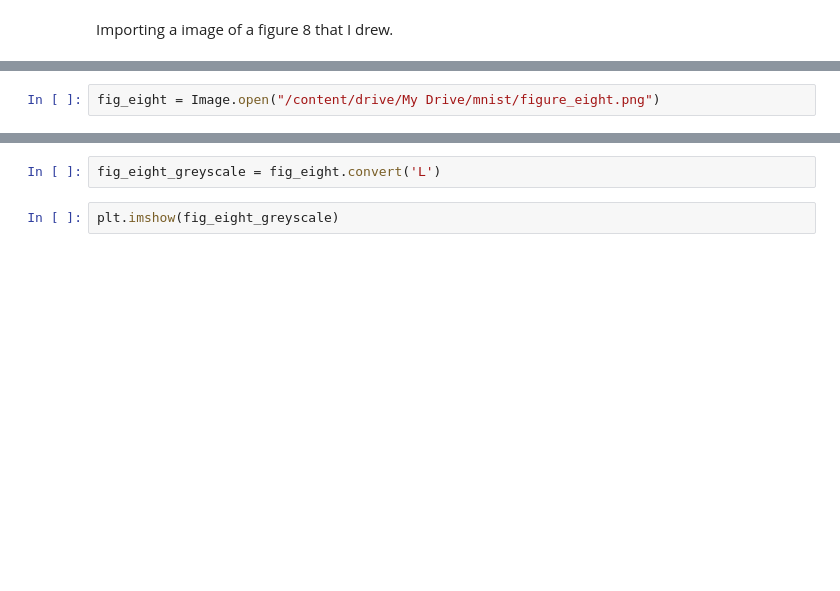
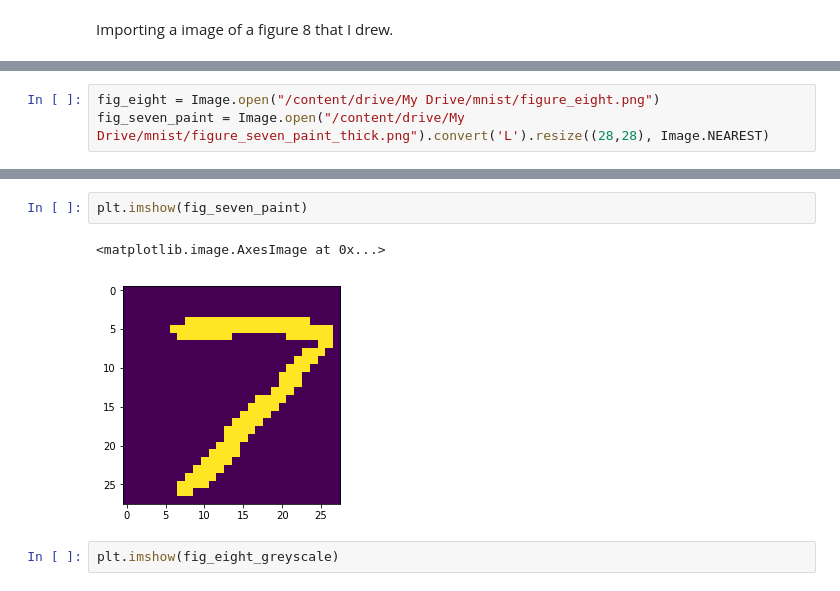
Before and after one commit to baldpanda/mnist, a Jupyter notebook: mnist.ipynb, the cells around one changed output, grey strips where cells are left out. Saved outputs shown, nothing was run; the diff lists cells and outputs as text; blank space fills up the shorter version.

Commit message:
Uploading an image from paint and using the cnn to predict which class it is. Seems to work!

```diff
--- a/mnist.ipynb
+++ b/mnist.ipynb
@@ -240,3 +239,4 @@ Mounted at /content/drive
 # %%
 fig_eight = Image.open("/content/drive/My Drive/mnist/figure_eight.png")
+fig_seven_paint = Image.open("/content/drive/My Drive/mnist/figure_seven_paint_thick.png").convert('L').resize((28,28), Image.NEAREST)
 # %%
@@ -245,8 +244,11 @@ plt.imshow(fig_eight)
 # %% [output]
 <matplotlib.image.AxesImage at 0x...>
 [figure]
-# %%
-fig_eight_greyscale = fig_eight.convert('L')
+# %%
+plt.imshow(fig_seven_paint)
+# %% [output]
+<matplotlib.image.AxesImage at 0x...>
+[figure, added]
 # %%
 plt.imshow(fig_eight_greyscale)
 # %% [output]
```
Also changed, not shown: parts of 14 cells of this notebook.
